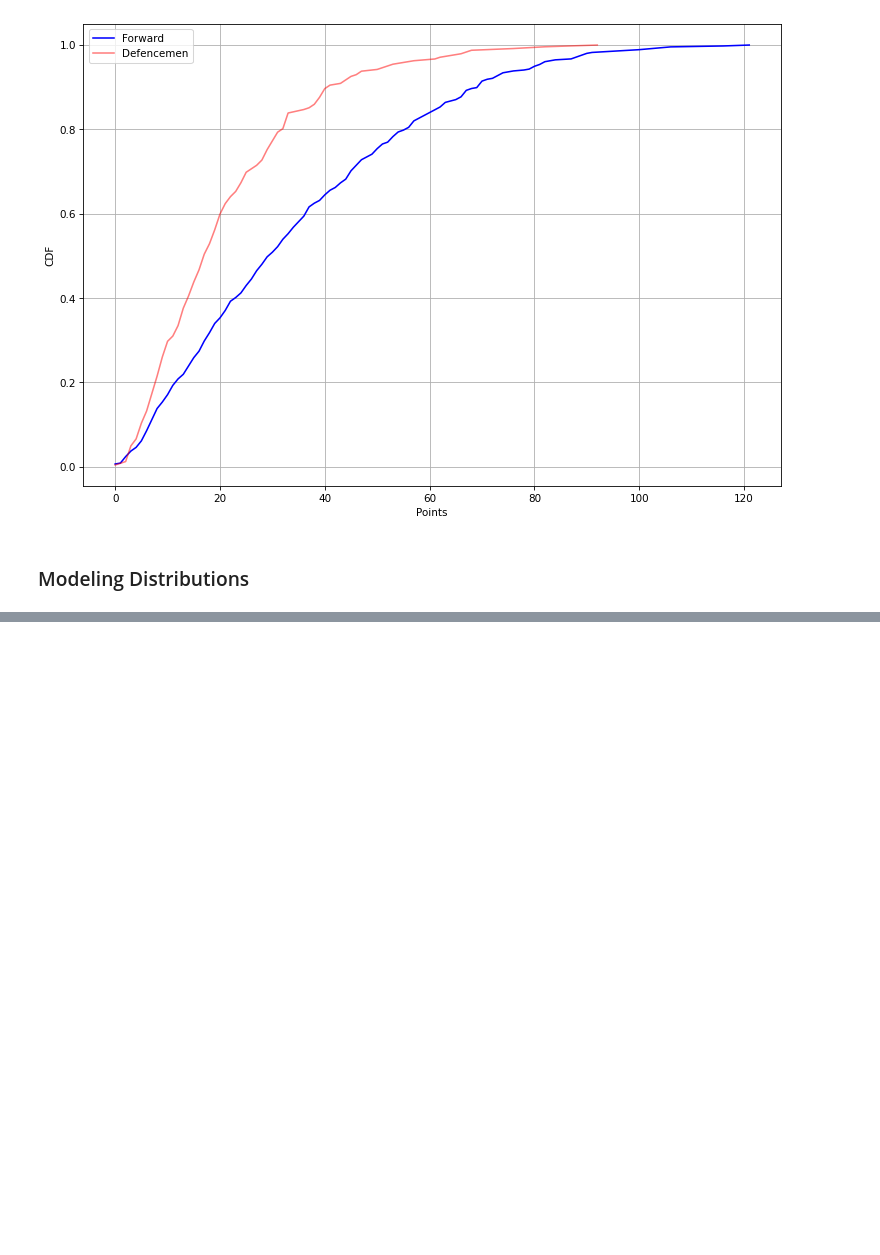
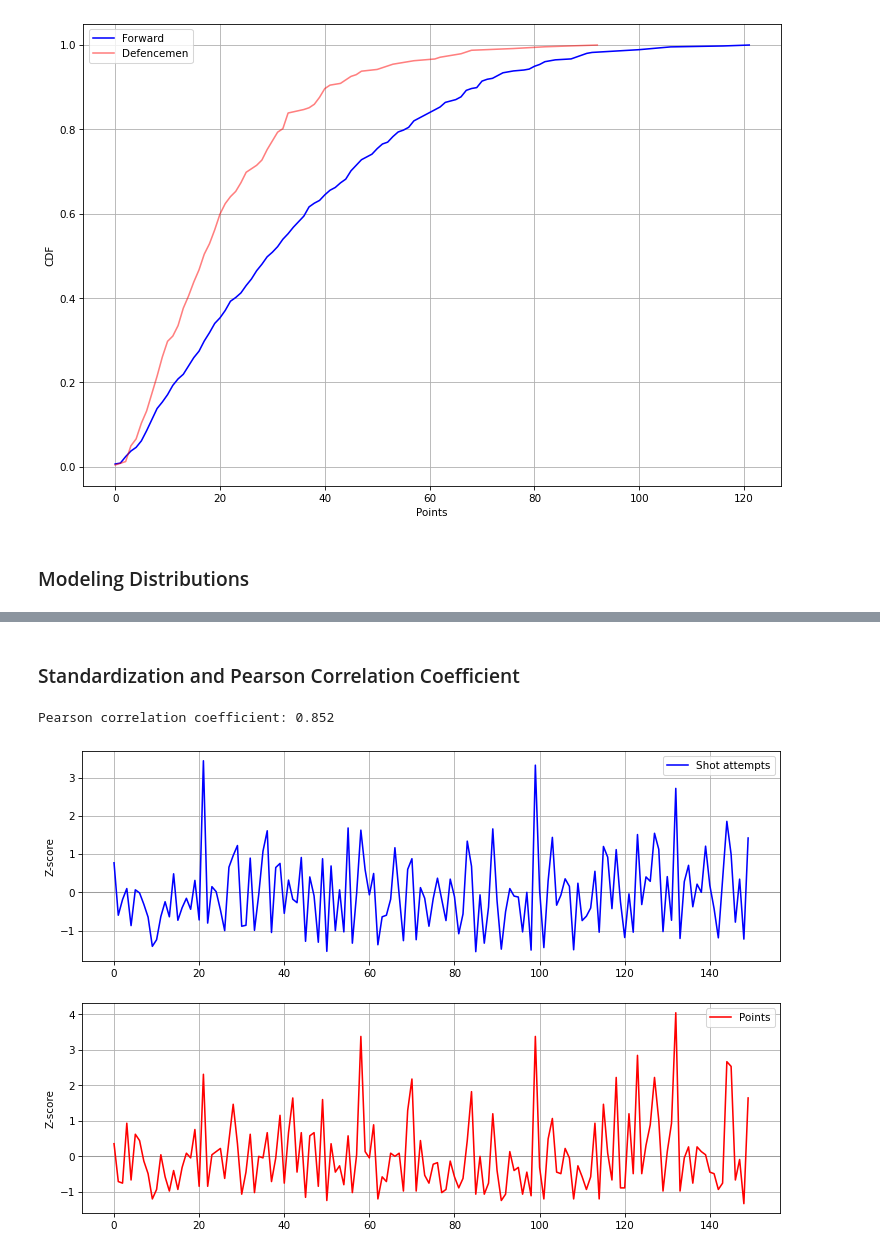
Before and after one commit to thedanicode24/moneypuck-data, a Jupyter notebook: skaters/points.ipynb, the cells around one changed output, grey strips where cells are left out. Cells and saved outputs as stored; diff of their text form; code cells hidden in the pictures; blank space fills up the shorter version.

```diff
--- a/skaters/points.ipynb
+++ b/skaters/points.ipynb
@@ -179,0 +212,10 @@ negative_binomial_utils.plot_negative_binomial(
+# %% [markdown]
+### Standardization and Pearson Correlation Coefficient
+# %%
+correlation_analysis.plot_zscore_and_corr(df1, df2,
+                                          end_sample=150,
+                                          label1=label1,
+                                          label2=label2)
+# %% [output]
+Pearson correlation coefficient: 0.852
+[figure, added]
```
Also changed, not shown: parts of 21 cells of this notebook, 2 other files.
